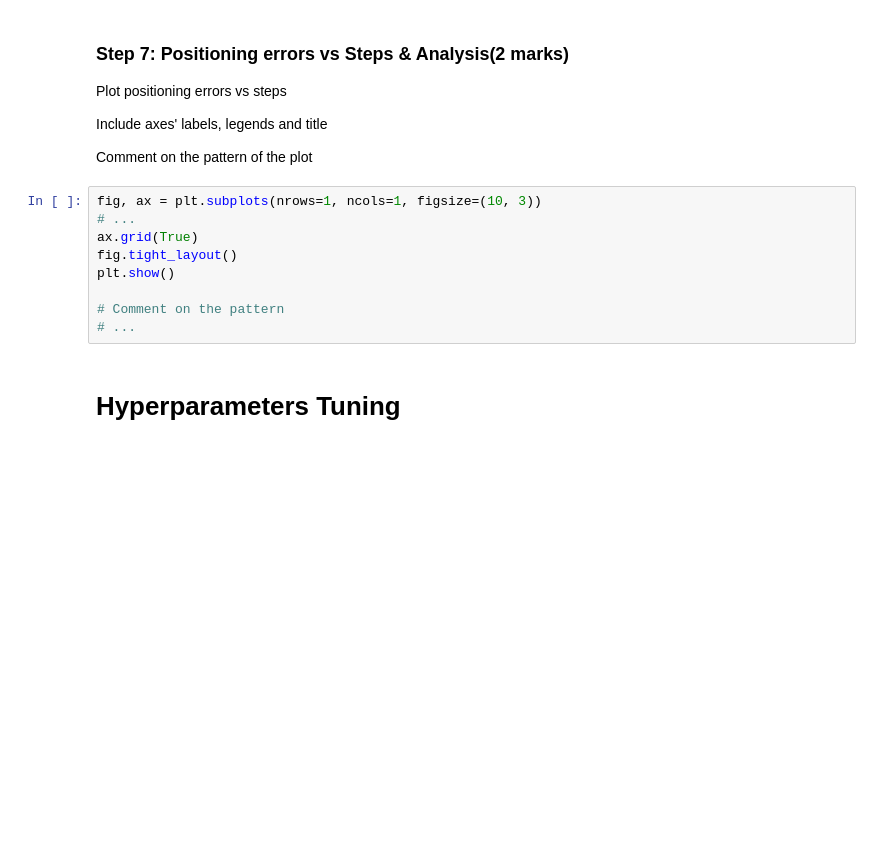
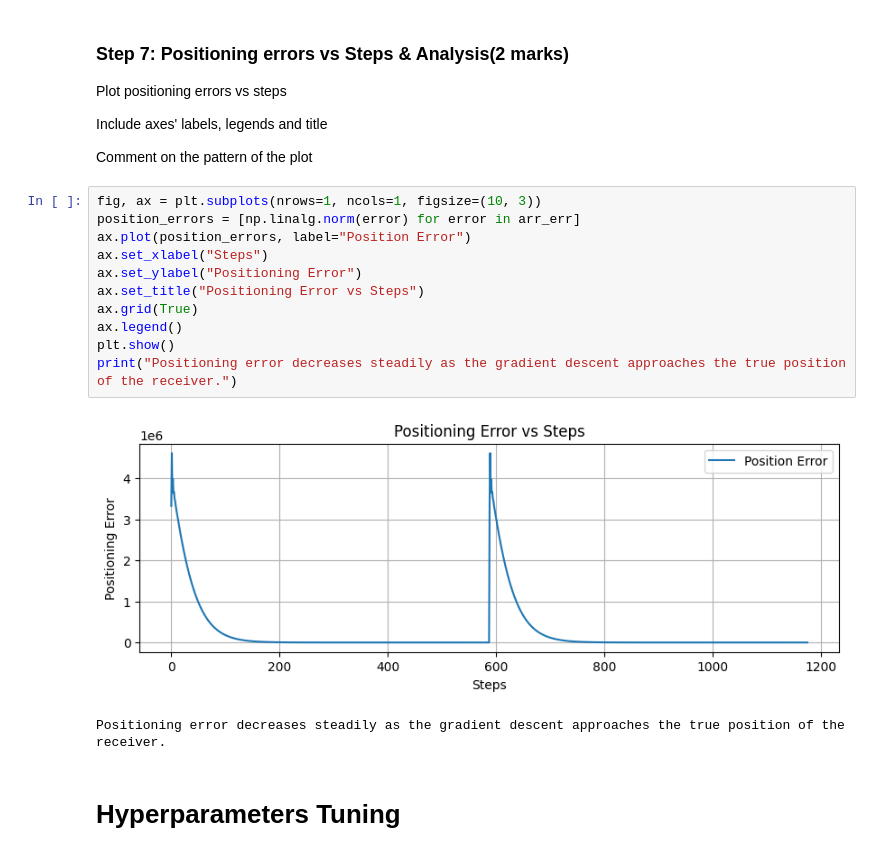
Before and after one commit to ObehiEdeoghon/engg680_2024_fall, a Jupyter notebook: Lab_Assignment3/Assignment3.ipynb, the cells around one changed output. Drawn from its saved outputs; the diff is of its cells as text; blank space fills up the shorter version.

```diff
--- a/Lab_Assignment3/Assignment3.ipynb
+++ b/Lab_Assignment3/Assignment3.ipynb
@@ -284,15 +291,20 @@ Plot positioning errors vs steps
 Include axes' labels, legends and title
 
 Comment on the pattern of the plot
-# %%
-fig, ax = plt.subplots(nrows=1, ncols=1, figsize=(10, 3))
-# ...
-ax.grid(True)
-fig.tight_layout()
-plt.show()
-
-# Comment on the pattern
-# ...
+# %%
+fig, ax = plt.subplots(nrows=1, ncols=1, figsize=(10, 3))
+position_errors = [np.linalg.norm(error) for error in arr_err]
+ax.plot(position_errors, label="Position Error")
+ax.set_xlabel("Steps")
+ax.set_ylabel("Positioning Error")
+ax.set_title("Positioning Error vs Steps")
+ax.grid(True)
+ax.legend()
+plt.show()
+print("Positioning error decreases steadily as the gradient descent approaches the true position of the receiver.")
+# %% [output]
+[figure, added]
+Positioning error decreases steadily as the gradient descent approaches the true position of the receiver.
 # %% [markdown]
 # Hyperparameters Tuning
 # %% [markdown]
```
Also changed, not shown: parts of 8 cells of this notebook.
